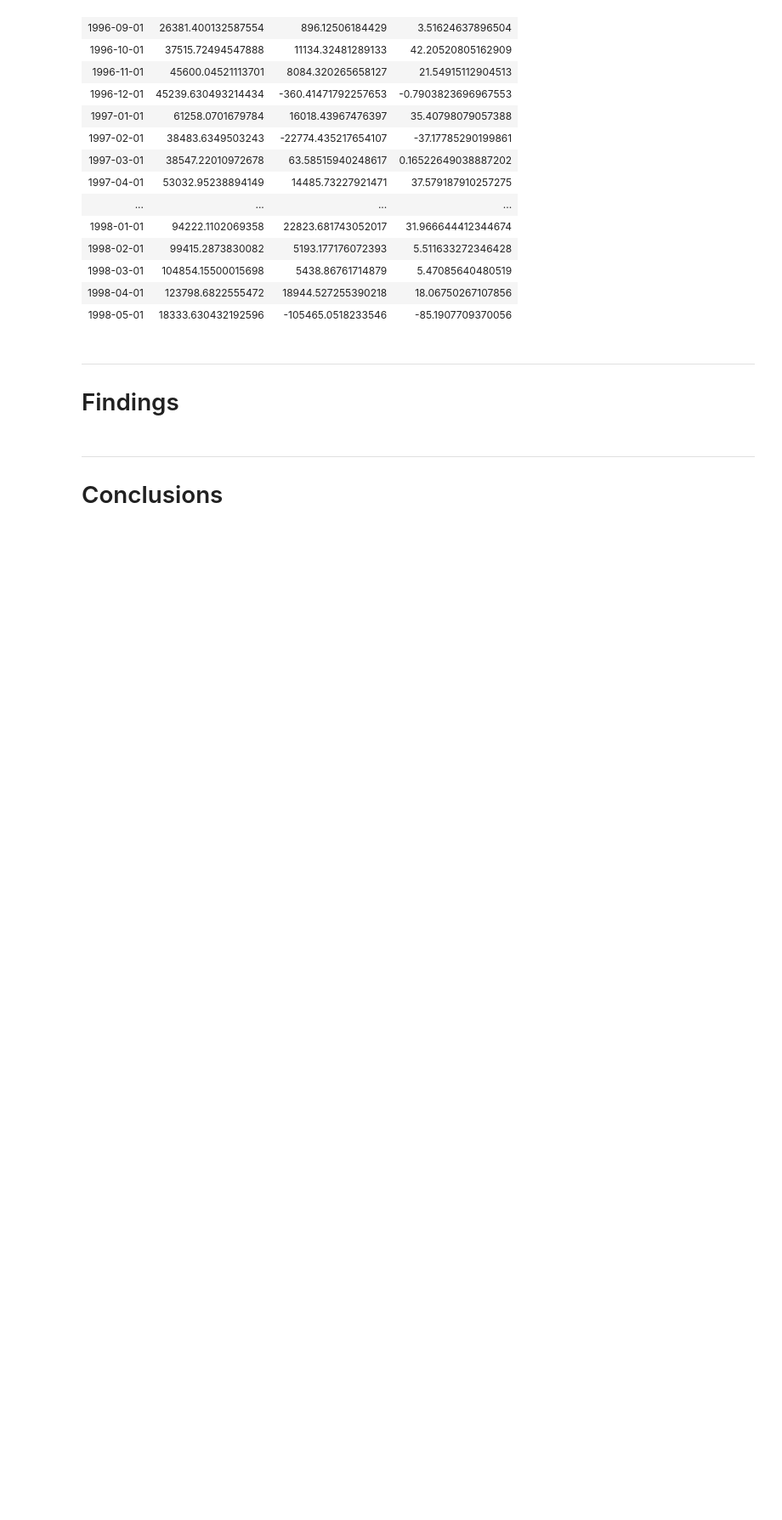
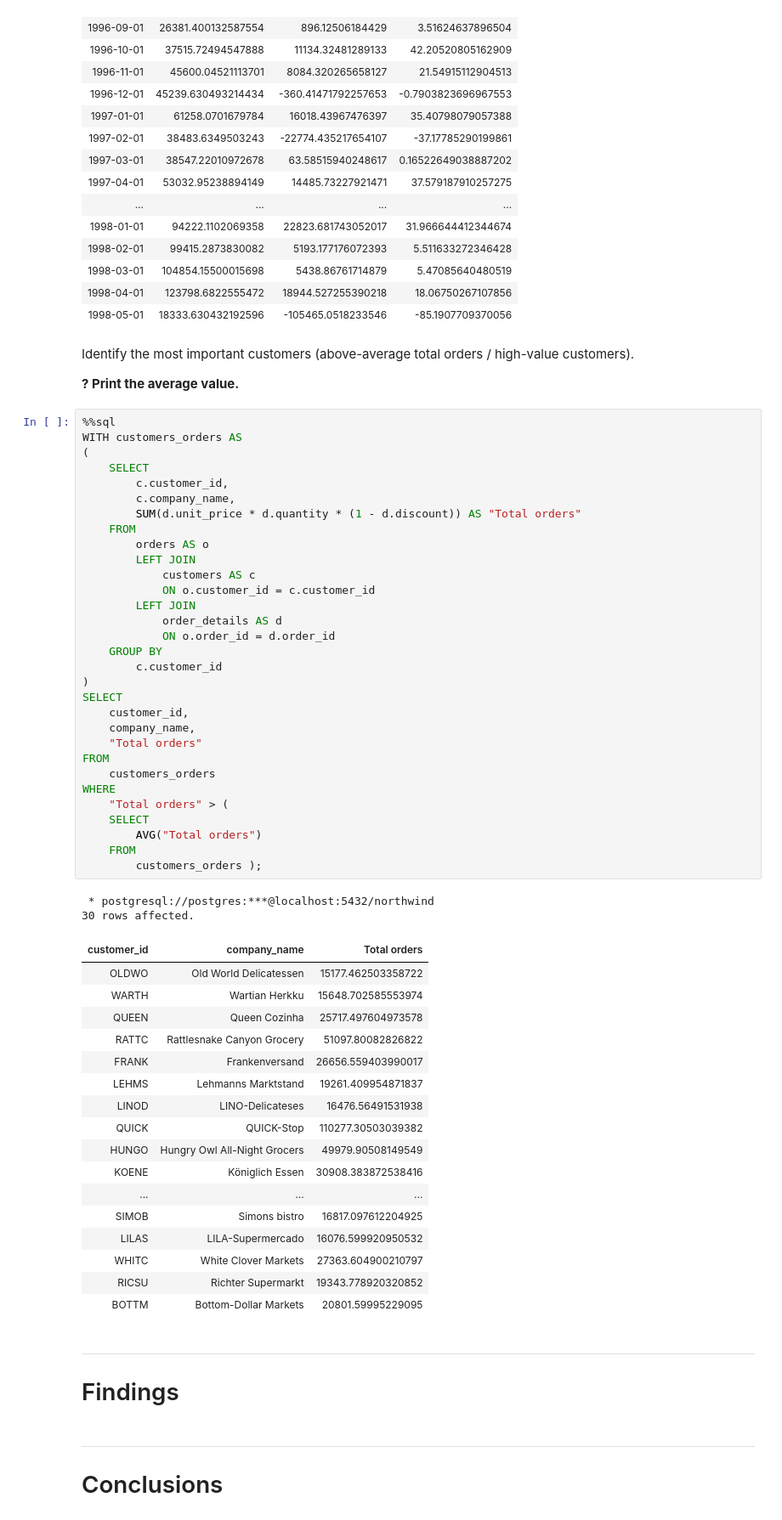
Before and after one commit to bartekmal/bi-optimizing-sales, a Jupyter notebook: main.ipynb, the cells around one changed output. Shown at 85% size. Saved outputs shown, nothing was run; the diff lists cells and outputs as text; blank space fills up the shorter version.

Commit message:
Analysis: high-value customers

```diff
--- a/main.ipynb
+++ b/main.ipynb
@@ -362,6 +362,61 @@ FROM
 | 1998-03-01 | 104854.15500015698 | 5438.86761714879 | 5.47085640480519 |
 | 1998-04-01 | 123798.6822555472 | 18944.527255390218 | 18.06750267107856 |
 | 1998-05-01 | 18333.630432192596 | -105465.0518233546 | -85.1907709370056 |
+# %% [markdown]
+Identify the most important customers (above-average total orders / high-value customers).
+
+**? Print the average value.**
+# %%
+%%sql
+WITH customers_orders AS
+(
+	SELECT
+		c.customer_id,
+		c.company_name,
+		SUM(d.unit_price * d.quantity * (1 - d.discount)) AS "Total orders"
+	FROM
+		orders AS o
+		LEFT JOIN
+			customers AS c
+			ON o.customer_id = c.customer_id
+		LEFT JOIN
+			order_details AS d
+			ON o.order_id = d.order_id
+	GROUP BY
+		c.customer_id
+)
+SELECT
+	customer_id,
+	company_name,
+	"Total orders"
+FROM
+	customers_orders
+WHERE
+	"Total orders" > (
+	SELECT
+		AVG("Total orders")
+	FROM
+		customers_orders );
+# %% [output]
+ * postgresql://postgres:***@localhost:5432/northwind
+30 rows affected.
+| customer_id | company_name | Total orders |
+| OLDWO | Old World Delicatessen | 15177.462503358722 |
+| WARTH | Wartian Herkku | 15648.702585553974 |
+| QUEEN | Queen Cozinha | 25717.497604973578 |
+| RATTC | Rattlesnake Canyon Grocery | 51097.80082826822 |
+| FRANK | Frankenversand | 26656.559403990017 |
+| LEHMS | Lehmanns Marktstand | 19261.409954871837 |
+| LINOD | LINO-Delicateses | 16476.56491531938 |
+| QUICK | QUICK-Stop | 110277.30503039382 |
+| HUNGO | Hungry Owl All-Night Grocers | 49979.90508149549 |
+| KOENE | Königlich Essen | 30908.383872538416 |
+| ... | ... | ... |
+| SIMOB | Simons bistro | 16817.097612204925 |
+| LILAS | LILA-Supermercado | 16076.599920950532 |
+| WHITC | White Clover Markets | 27363.604900210797 |
+| RICSU | Richter Supermarkt | 19343.778920320852 |
+| BOTTM | Bottom-Dollar Markets | 20801.59995229095 |
 # %% [markdown]
 ---
 # Findings
```
